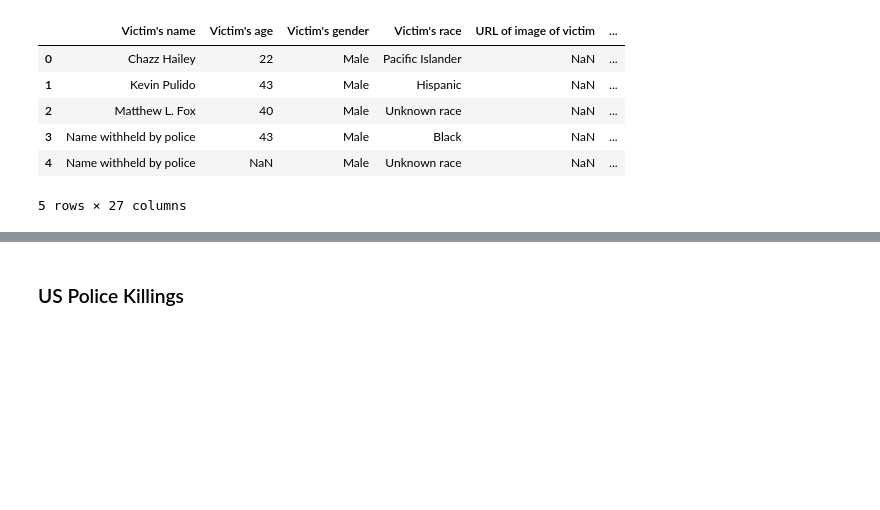
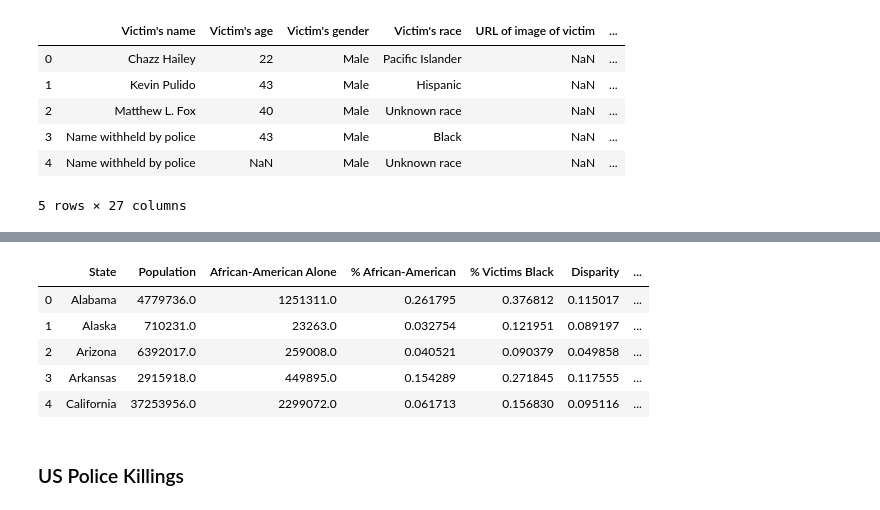
Before and after one commit to etarakci/project-two, a Jupyter notebook: data_to_JSON.ipynb, the cells around one changed output, grey strips where cells are left out. Saved outputs shown, nothing was run; the diff lists cells and outputs as text; code cells hidden in the pictures; blank space fills up the shorter version.

```diff
--- a/data_to_JSON.ipynb
+++ b/data_to_JSON.ipynb
@@ -46,3 +60,16 @@ police_contracts_df.head()
+# %%
+#Extracts the first sheet "2013-2020 Police Killings" from the xls spreadsheet
+
+data_file = "data/OverallPoliceKillingData.xlsx"
+police_state_df = pd.read_excel(data_file, sheet_name="2013-2019 Killings by State")
+police_state_df.head()
+# %% [output]
+|  | State | Population | African-American Alone | % African-American | % Victims Black | Disparity | ... |
+| 0 | Alabama | 4779736.0 | 1251311.0 | 0.261795 | 0.376812 | 0.115017 | ... |
+| 1 | Alaska | 710231.0 | 23263.0 | 0.032754 | 0.121951 | 0.089197 | ... |
+| 2 | Arizona | 6392017.0 | 259008.0 | 0.040521 | 0.090379 | 0.049858 | ... |
+| 3 | Arkansas | 2915918.0 | 449895.0 | 0.154289 | 0.271845 | 0.117555 | ... |
+| 4 | California | 37253956.0 | 2299072.0 | 0.061713 | 0.156830 | 0.095116 | ... |
 # %% [markdown]
 ### US Police Killings
 # %%
```
Also changed, not shown: parts of 16 cells of this notebook, 3 other files.
